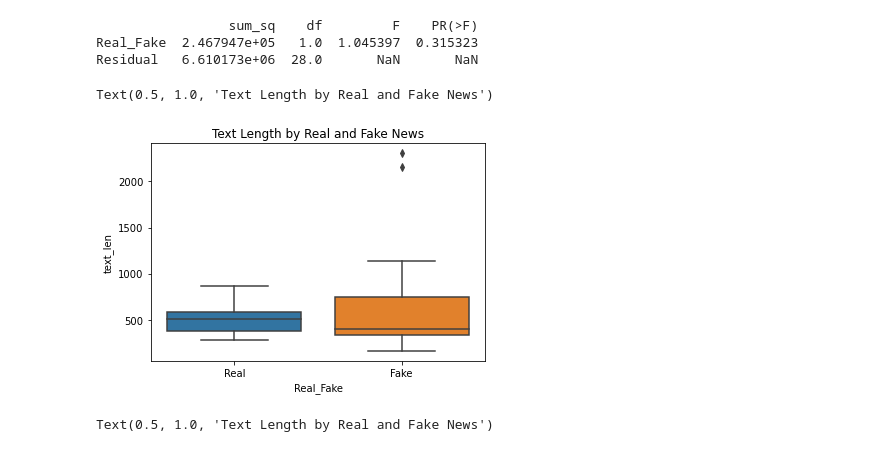
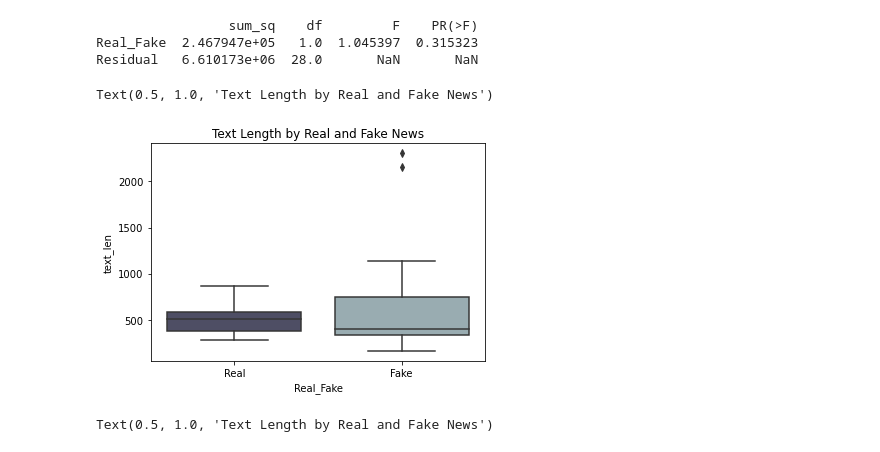
Before and after one commit to holcombek/si485, a Jupyter notebook: topic_summ_nlp.ipynb, the cells around one changed output. Saved outputs shown, nothing was run; the diff lists cells and outputs as text; code cells hidden in the pictures.

```diff
--- a/topic_summ_nlp.ipynb
+++ b/topic_summ_nlp.ipynb
@@ -76,4 +78,5 @@ news_dataset.head()
 def remove_news_agency_name(text):
     return re.sub(r"Reuters|AP|New York Times|Washington Post|Business Insider|Atlantic|Fox News|National Review|Talking Points Memo|Buzzfeed News|Guardian|NPR|Vox|CNN|BBC|Bloomberg|Daily Mail|21st Century Wire|21st Century|Al Jazeera|21WIRE|ABC News", "", text)
 # %%
-news_dataset['Text'] = news_dataset.Text.apply(lambda x: remove_news_agency_name(str(x)))
+# ensure that the text column name 'Text' is the same as the
+news_dataset['Text'] = news_dataset['Text'].apply(lambda x: remove_news_agency_name(str(x)))
@@ -134,11 +143,11 @@ print(table)
 Real_Fake  2.467947e+05   1.0  1.045397  0.315323
 Residual   6.610173e+06  28.0       NaN       NaN
 # %%
-sns.boxplot(x='Real_Fake', y='text_len', data=news_dataset)
+sns.boxplot(x='Real_Fake', y='text_len', data=news_dataset, palette='bone')
 plt.title('Text Length by Real and Fake News')
 # %% [output]
 Text(0.5, 1.0, 'Text Length by Real and Fake News')
-[figure, old version]
+[figure, new version]
 # %%
 sns.histplot(news_dataset, x='text_len', hue='Real_Fake', kde=True)
 plt.title('Text Length by Real and Fake News')
```
Also changed, not shown: parts of 10 cells of this notebook.
